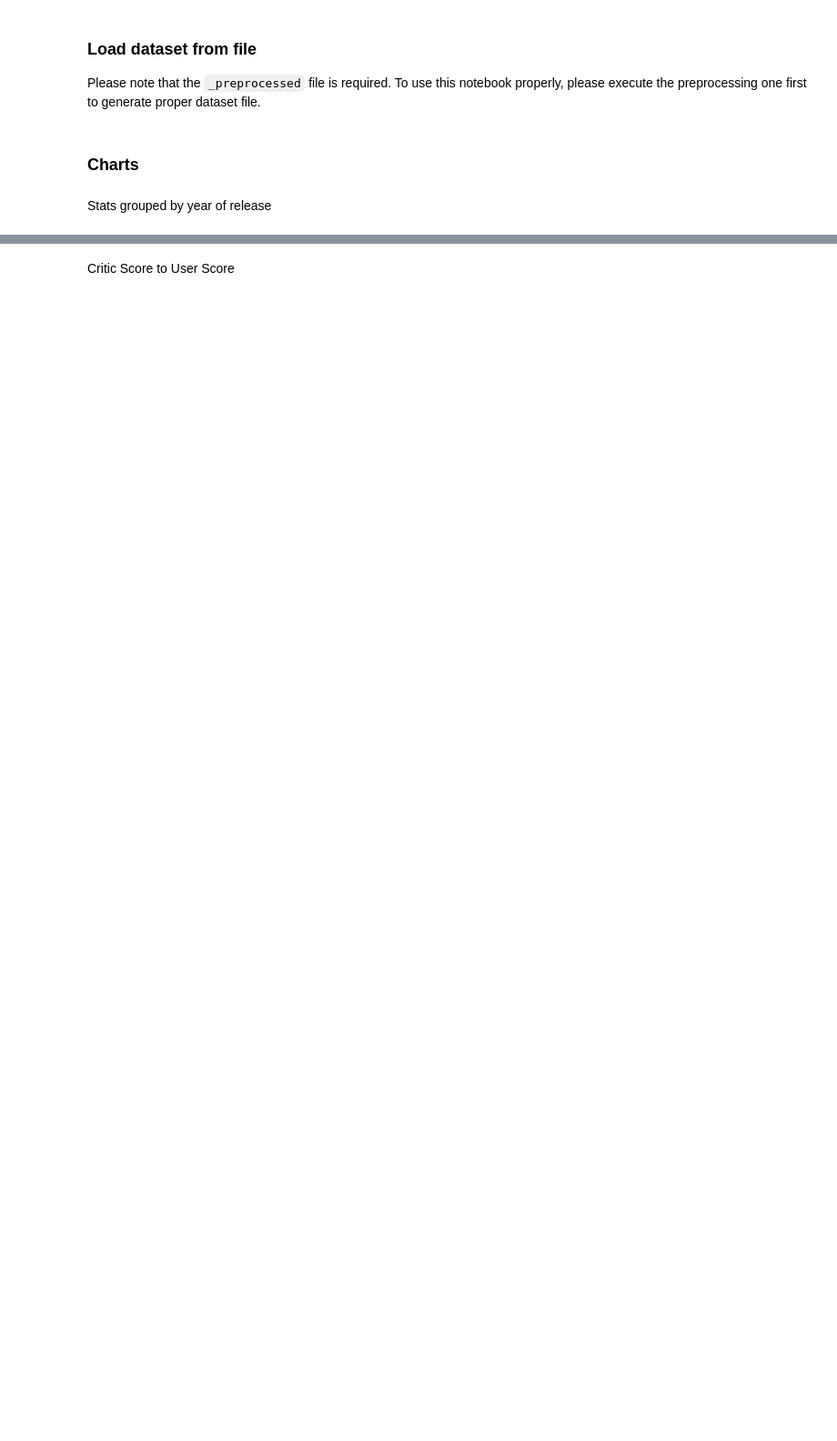
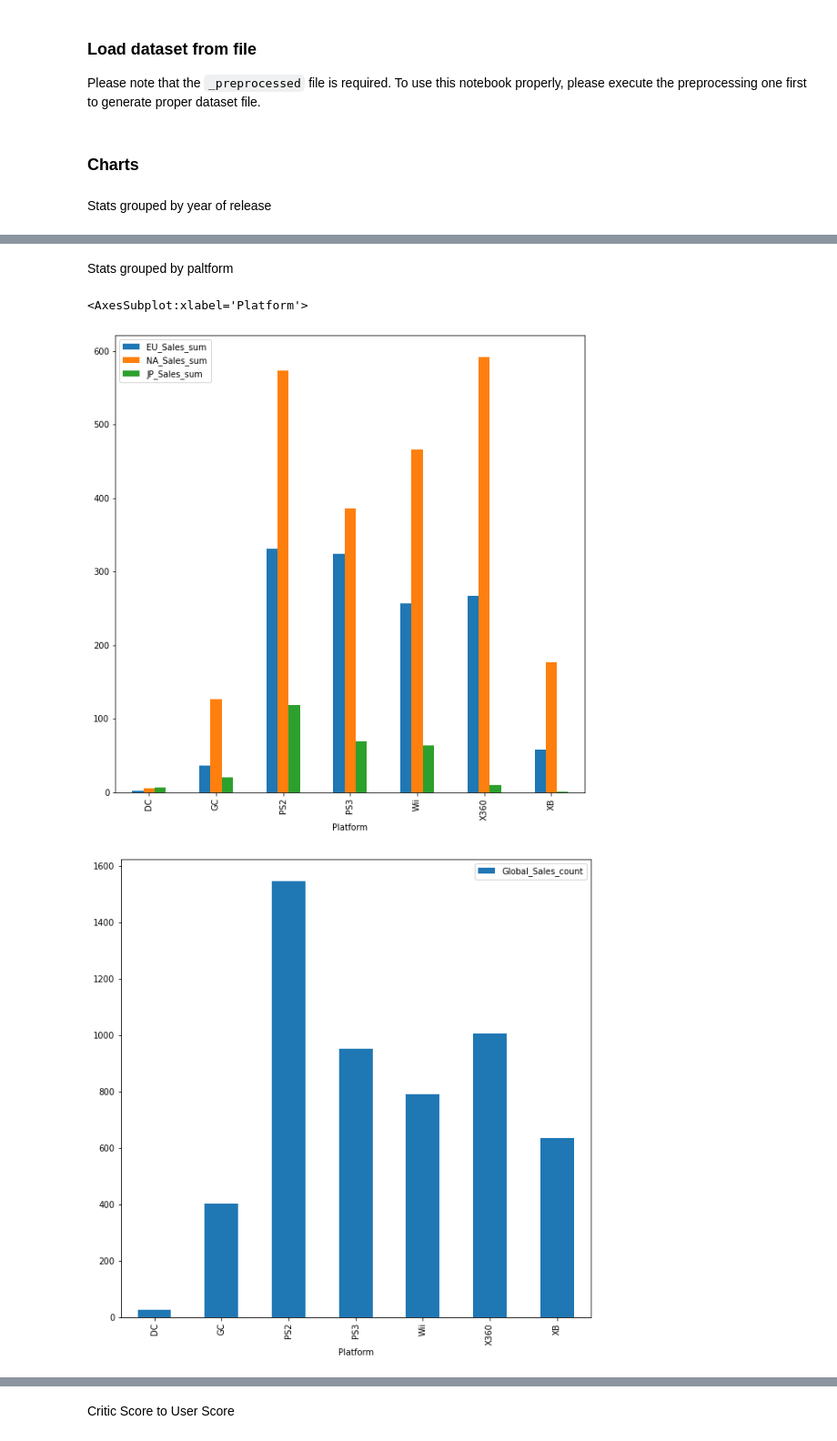
Before and after one commit to Loniowsky/Data-Mining-Project, a Jupyter notebook: scripts/notebooks/preliminary_data_analysis.ipynb, the cells around one changed output, grey strips where cells are left out. Shown at 91% size. Drawn from its saved outputs; the diff is of its cells as text; code cells hidden in the pictures; blank space fills up the shorter version.

```diff
--- a/scripts/notebooks/preliminary_data_analysis.ipynb
+++ b/scripts/notebooks/preliminary_data_analysis.ipynb
@@ -47,0 +62,21 @@ number_of_entries_by_years.plot.bar(y="JP_Sales_max")
+# %% [markdown]
+Stats grouped by paltform
+# %%
+sixth_gen = ["PS2", "XB", "DC", "GC"]
+seventh_gen = ["PS3", "Wii", "X360"]
+chosen = seventh_gen.extend(sixth_gen)
+
+stats_by_platform = data.loc[data["Platform"].isin(seventh_gen)]\
+    .filter(["Year_of_Release", "Global_Sales", "EU_Sales", "NA_Sales", "JP_Sales", "Platform"])\
+    .groupby("Platform").agg(["mean", "count", "sum"])
+stats_by_platform.columns = ['_'.join(col).strip()
+                          for col in stats_by_platform.columns.values]
+
+stats_by_platform.plot.bar(y=["EU_Sales_sum", "NA_Sales_sum", "JP_Sales_sum"], figsize=(10,10))
+stats_by_platform.plot.bar(y="Global_Sales_count", figsize=(10,10))
+stats_by_platform.plot.bar(y=["Global_Sales_mean"], figsize=(10,10))
+stats_by_platform.plot.bar(y=["EU_Sales_mean", "NA_Sales_mean", "JP_Sales_mean"], figsize=(10,10))
+# %% [output]
+<AxesSubplot:xlabel='Platform'>
+[figure, added]
+[figure, added]
```
Also changed, not shown: parts of 9 cells of this notebook, 5 other files.
